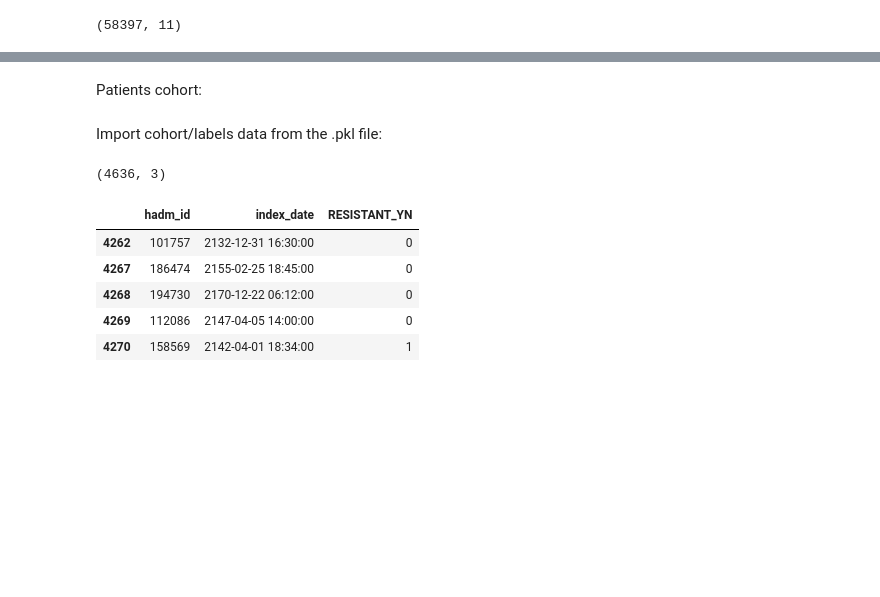
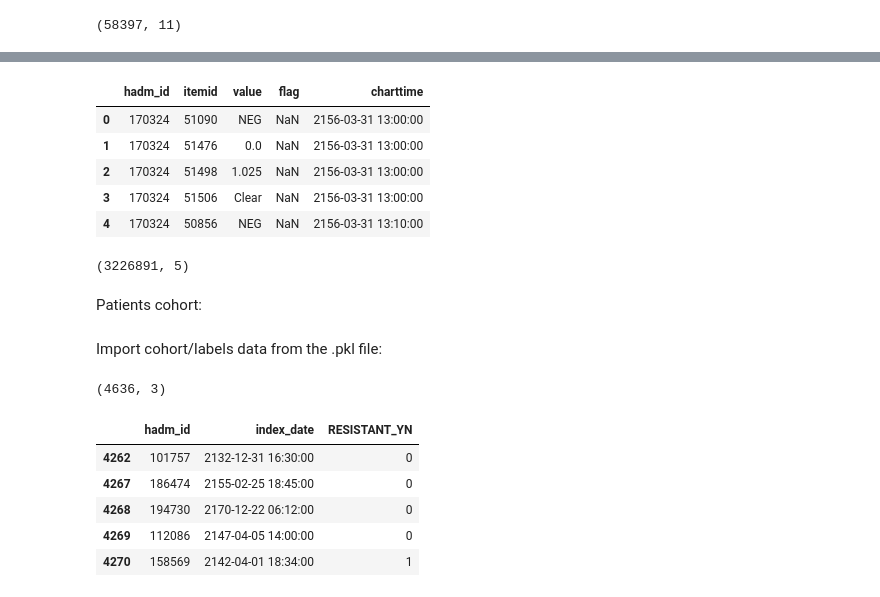
Before and after one commit to The-Electric-Moccasins/resistance-prediction, a Jupyter notebook: build_dataset.ipynb, the cells around one changed output, grey strips where cells are left out. Drawn from its saved outputs; the diff is of its cells as text; code cells hidden in the pictures; blank space fills up the shorter version.

```diff
--- a/build_dataset.ipynb
+++ b/build_dataset.ipynb
@@ -63,7 +67,7 @@ df_all_pts_within_observation_window.head()
 write_dataframe(df_all_pts_within_observation_window, 'df_all_pts_within_observation_window')
 # %%
 # load prev results
-view_name = 'default.all_pts_6_hours'
+view_name_all_pts_within_observation_window = 'default.all_pts_6_hours'
 df_all_pts_within_observation_window = load_dataframe('df_all_pts_within_observation_window')
 # %% [markdown]
 ## generate features for all patients (under observation window)
@@ -109,0 +118,15 @@ static_feature_names = df_static_data.columns.tolist()
+# %%
+df_lab_events = create_dataset.lab_events(view_name_all_pts_within_observation_window)
+# %%
+df_lab_events.head()
+# %% [output]
+|  | hadm_id | itemid | value | flag | charttime |
+| 0 | 170324 | 51090 | NEG | NaN | 2156-03-31 13:00:00 |
+| 1 | 170324 | 51476 | 0.0 | NaN | 2156-03-31 13:00:00 |
+| 2 | 170324 | 51498 | 1.025 | NaN | 2156-03-31 13:00:00 |
+| 3 | 170324 | 51506 | Clear | NaN | 2156-03-31 13:00:00 |
+| 4 | 170324 | 50856 | NEG | NaN | 2156-03-31 13:10:00 |
+# %%
+df_lab_events.shape
+# %% [output]
+(3226891, 5)
```
Also changed, not shown: parts of 11 cells of this notebook, 1 other file.
